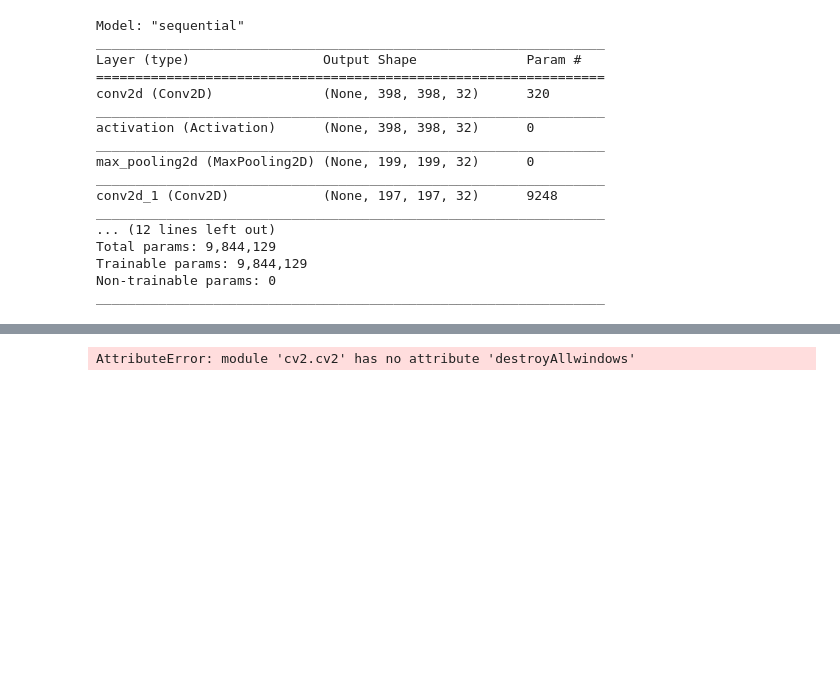
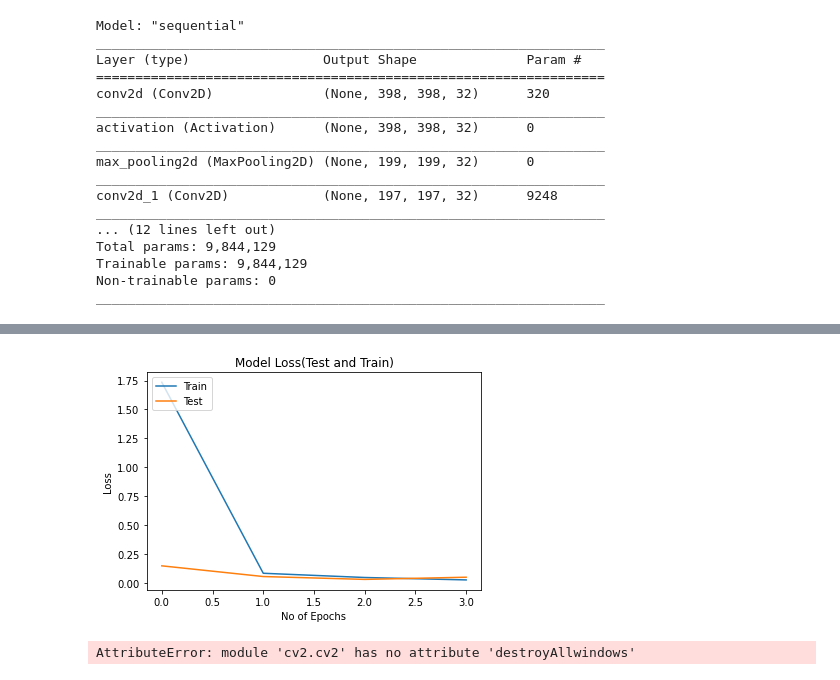
Before and after one commit to mehulraj19/HPC-Project, a Jupyter notebook: Covid or Not.ipynb, the cells around one changed output, grey strips where cells are left out. Saved outputs shown, nothing was run; the diff lists cells and outputs as text; code cells hidden in the pictures; blank space fills up the shorter version.

```diff
--- a/Covid or Not.ipynb
+++ b/Covid or Not.ipynb
@@ -146,3 +171,14 @@ _________________________________________________________________
+# %%
+#Plotting Test vs Train Loss
+plt.plot(model.history.history['loss'])
+plt.plot(model.history.history['val_loss'])
+plt.title('Model Loss(Test and Train)')
+plt.ylabel('Loss')
+plt.xlabel('No of Epochs')
+plt.legend(['Train', 'Test'], loc='upper left')
+plt.show()
+# %% [output]
+[figure, added]
 # %%
 img = cv2.imread('test_image.jpg')
 img = cv2.cvtColor(img, cv2.COLOR_BGR2GRAY)
```
Also changed, not shown: parts of 4 cells of this notebook.
